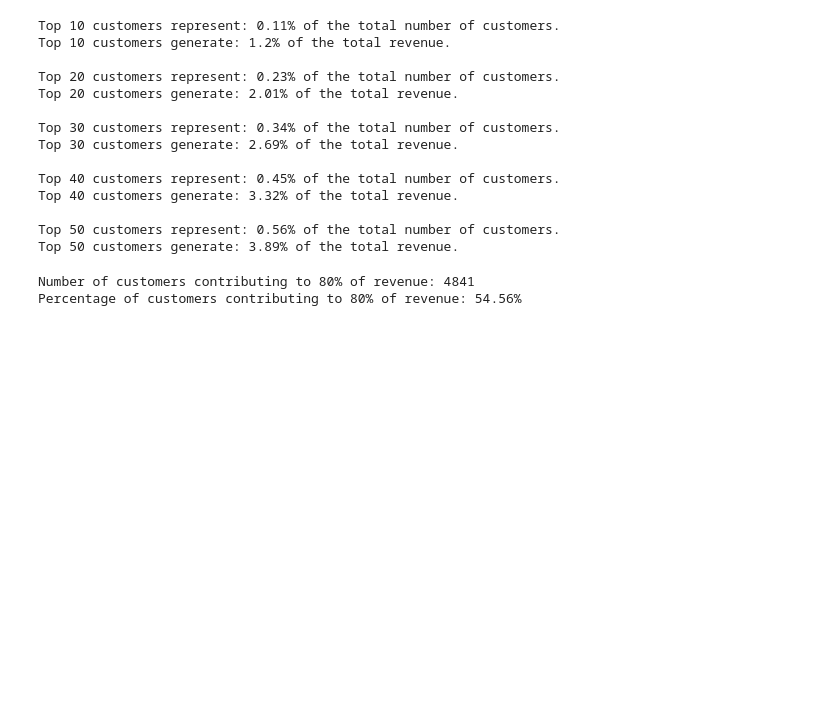
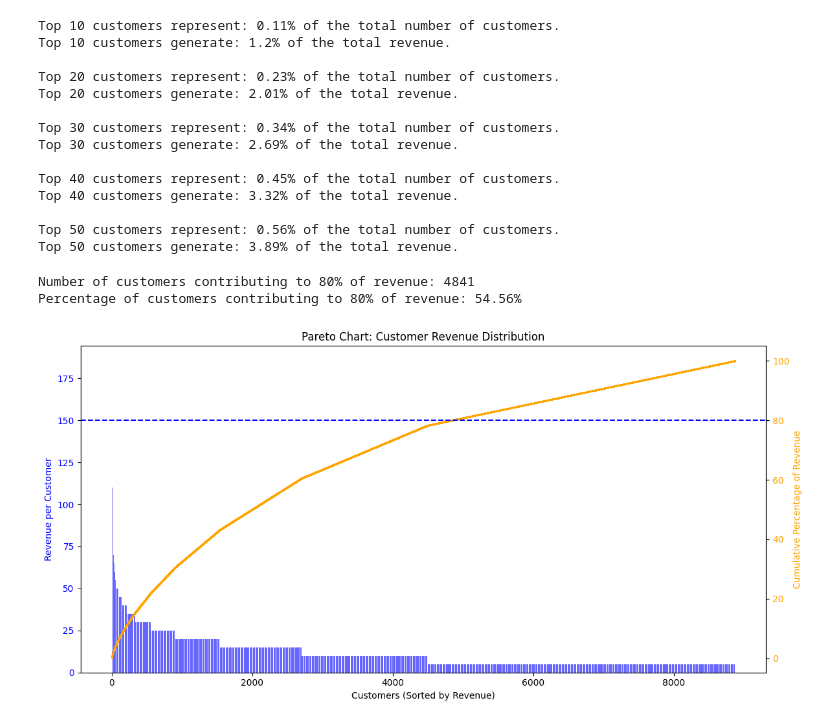
Before and after one commit to AnastasiaSamoylova92/project-ironhack-payments-en, a Jupyter notebook: 3.b - DA Customer Revenue.ipynb, the cells around one changed output. Saved outputs shown, nothing was run; the diff lists cells and outputs as text; code cells hidden in the pictures; blank space fills up the shorter version.

Commit message:
minor: improve data visualization

```diff
--- a/3.b - DA Customer Revenue.ipynb
+++ b/3.b - DA Customer Revenue.ipynb
@@ -115,26 +115,28 @@ Percentage of customers contributing to 80% of revenue: 54.56%
 # %%
 #
 # Display results from Pareto Analysis
 #
 
 # Create the figure and axis
 fig, ax1 = plt.subplots(figsize=(12, 6))
 
 # Bar plot for individual customer revenue
 bars = ax1.bar(range(len(total_fees_per_customer)), total_fees_per_customer['total_amount'], color='b', alpha=0.6)
 ax1.set_xlabel('Customers (Sorted by Revenue)')
 ax1.set_ylabel('Revenue per Customer', color='b')
 ax1.tick_params(axis='y', labelcolor='b')
 
 # Create second y-axis for cumulative percentage
 ax2 = ax1.twinx()
-ax2.plot(range(len(total_fees_per_customer)), total_fees_per_customer['cumulative_percentage'], color='fuchsia', marker='o', linewidth=1, markersize=2)
-ax2.set_ylabel('Cumulative Percentage of Revenue', color='fuchsia')
-ax2.tick_params(axis='y', labelcolor='fuchsia')
+ax2.plot(range(len(total_fees_per_customer)), total_fees_per_customer['cumulative_percentage'], color='orange', marker='o', linewidth=1, markersize=1)
+ax2.set_ylabel('Cumulative Percentage of Revenue', color='orange')
+ax2.tick_params(axis='y', labelcolor='orange')
 
 # Add 80% line
-ax2.axhline(y=80, color='g', linestyle='--', label='80% Revenue Threshold')
+ax2.axhline(y=80, color='blue', linestyle='--', label='80% Revenue Threshold')
 
 plt.title('Pareto Chart: Customer Revenue Distribution')
 plt.tight_layout()
 plt.show()
+# %% [output]
+[figure, added]
```
